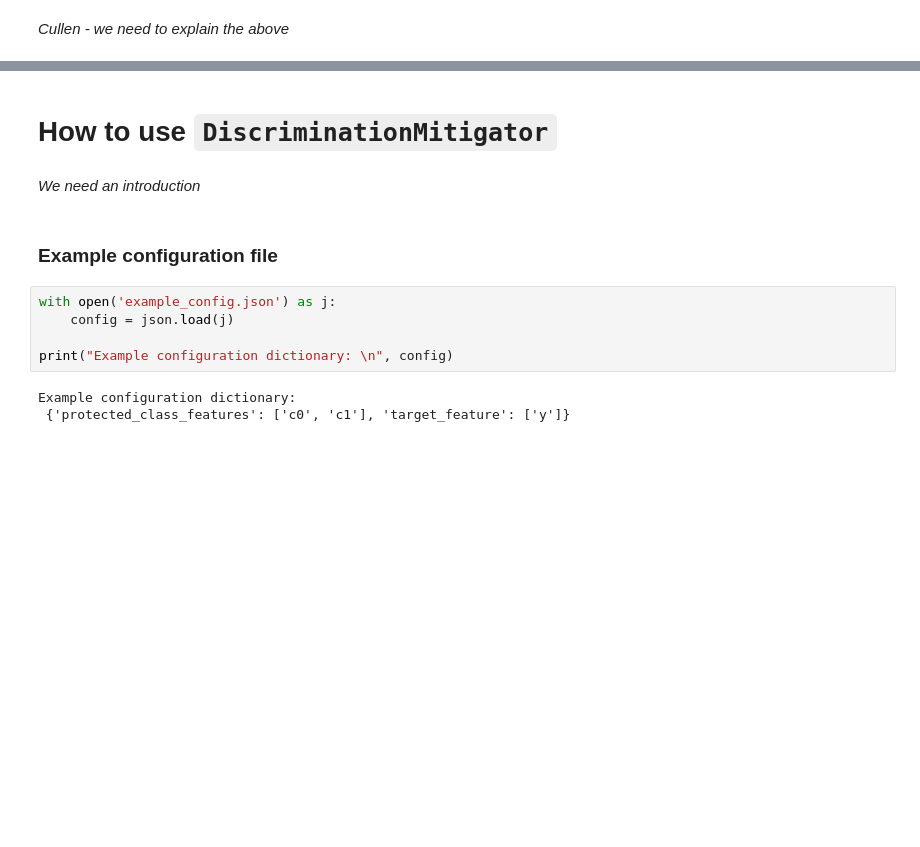
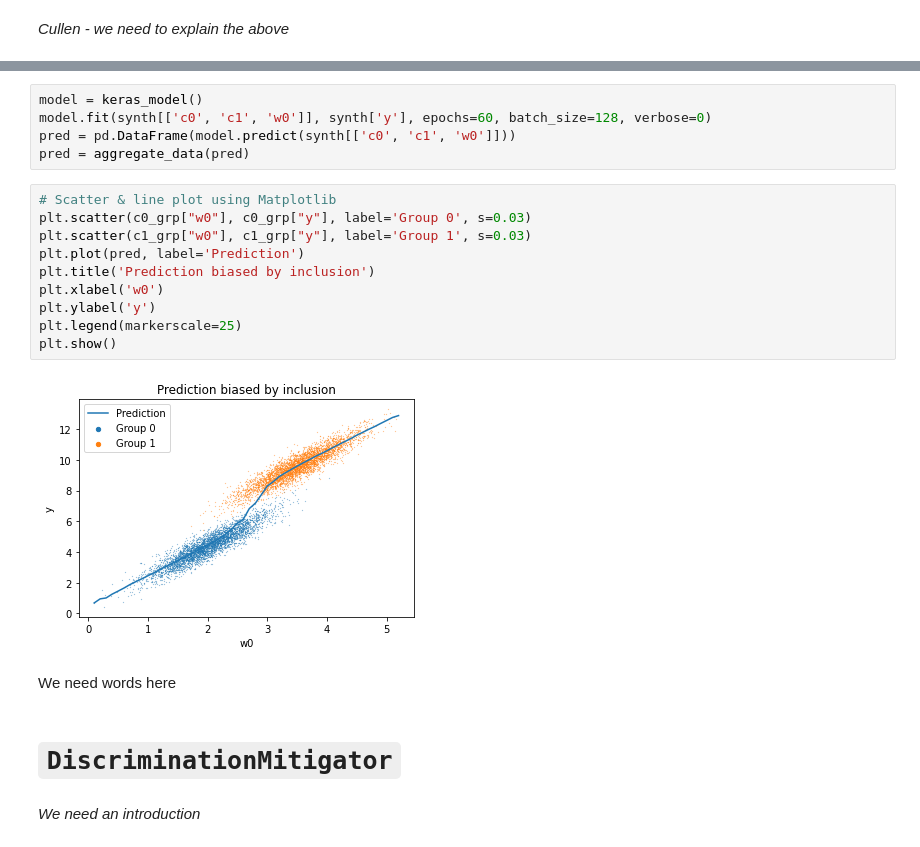
Before and after one commit to kingjosephm/DiscriminationMitigation, a Jupyter notebook: Example.ipynb, the cells around one changed output, grey strips where cells are left out. Drawn from its saved outputs; the diff is of its cells as text; blank space fills up the shorter version.

```diff
--- a/Example.ipynb
+++ b/Example.ipynb
@@ -124,14 +117,23 @@ plt.show()
+# %%
+model = keras_model()
+model.fit(synth[['c0', 'c1', 'w0']], synth['y'], epochs=60, batch_size=128, verbose=0)
+pred = pd.DataFrame(model.predict(synth[['c0', 'c1', 'w0']]))
+pred = aggregate_data(pred)
+# %%
+# Scatter & line plot using Matplotlib
+plt.scatter(c0_grp["w0"], c0_grp["y"], label='Group 0', s=0.03)
+plt.scatter(c1_grp["w0"], c1_grp["y"], label='Group 1', s=0.03)
+plt.plot(pred, label='Prediction')
+plt.title('Prediction biased by inclusion')
+plt.xlabel('w0')
+plt.ylabel('y')
+plt.legend(markerscale=25)
+plt.show()
+# %% [output]
+[figure, added]
+# %% [markdown]
+We need words here
 # %% [markdown]
-# How to use `DiscriminationMitigator`
+# `DiscriminationMitigator`
 # %% [markdown]
 *We need an introduction*
-# %% [markdown]
-### Example configuration file
-# %%
-with open('example_config.json') as j:
-    config = json.load(j)
-
-print("Example configuration dictionary: \n", config)
-# %% [output]
-Example configuration dictionary:
- {'protected_class_features': ['c0', 'c1'], 'target_feature': ['y']}
```
Also changed, not shown: parts of 55 cells of this notebook, 5 other files.
